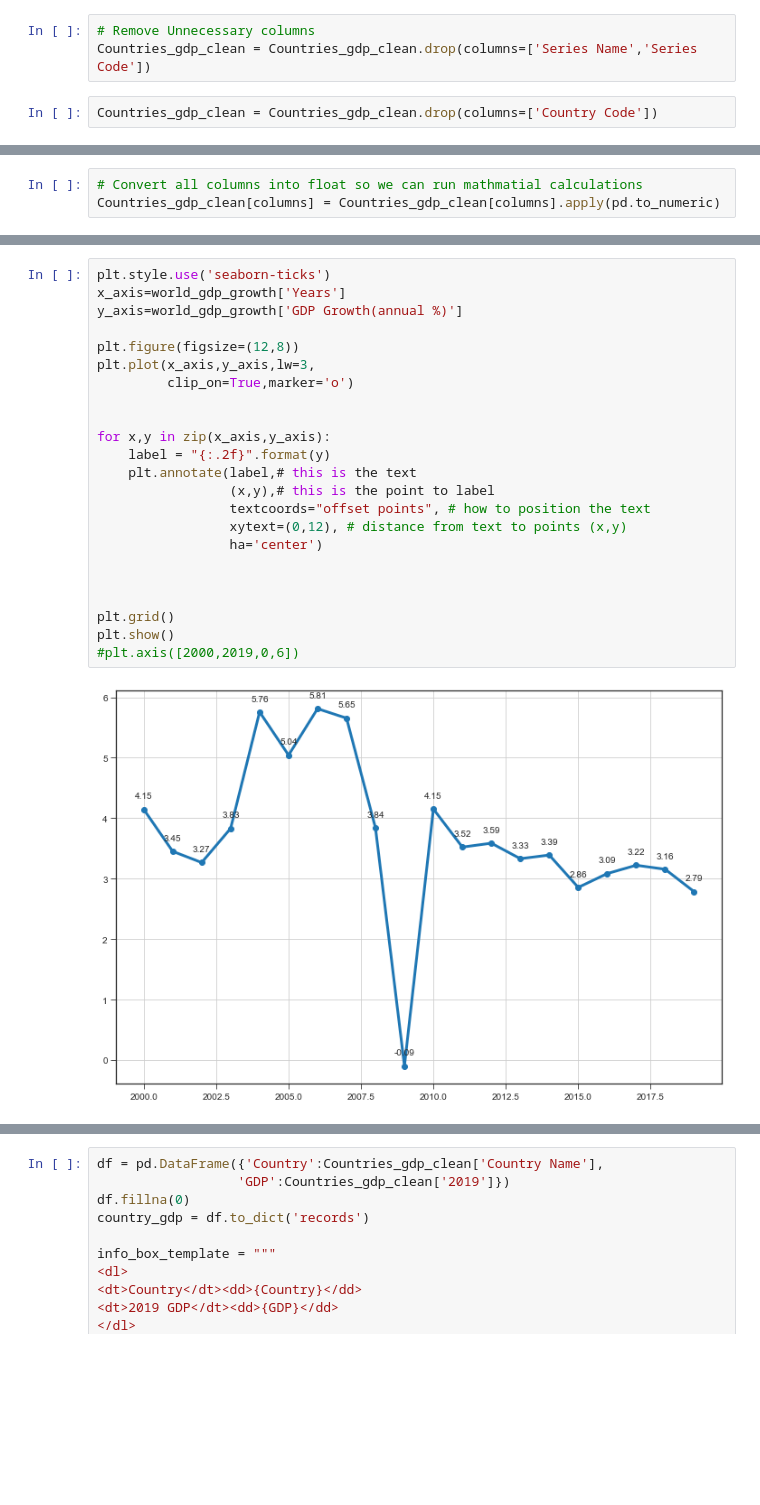
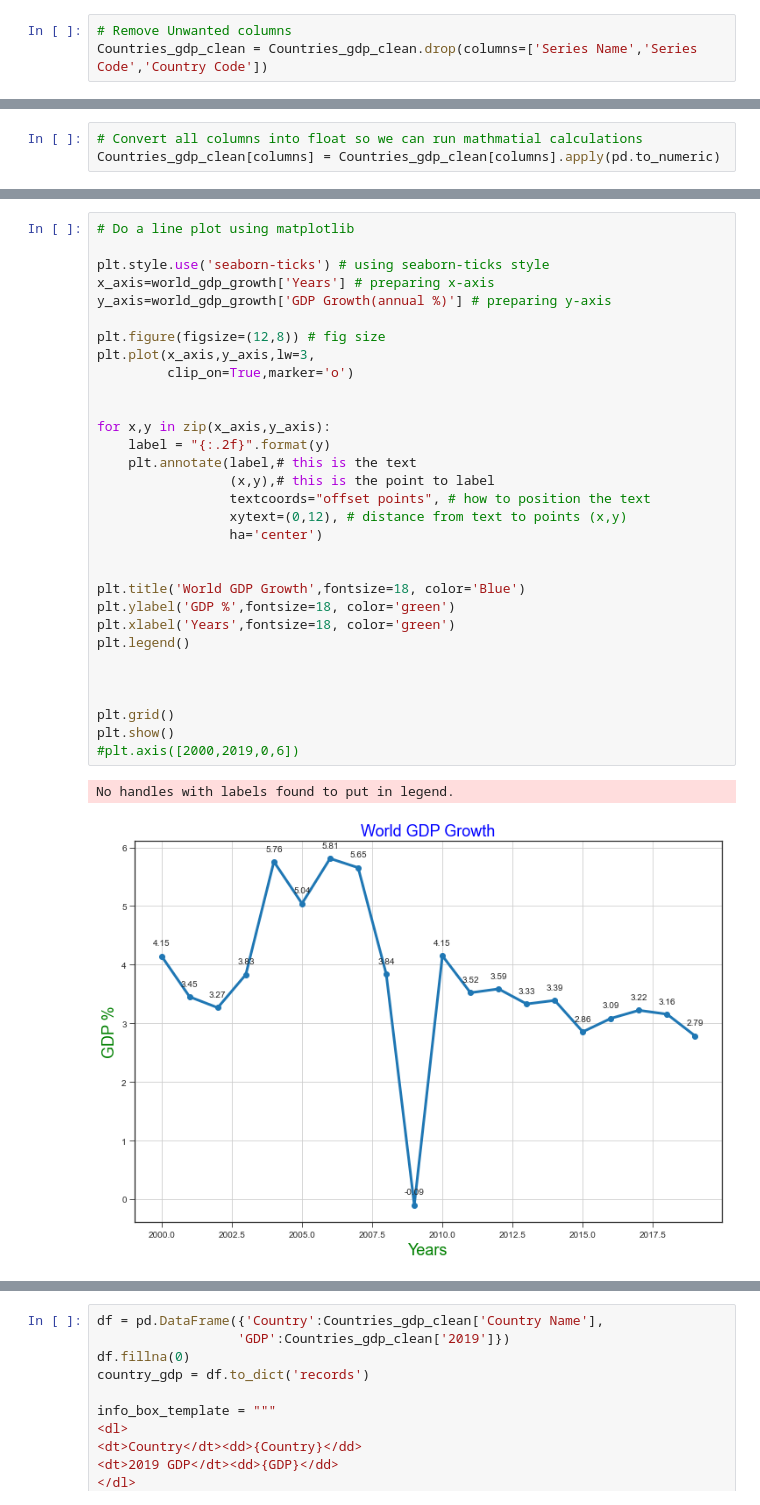
Before and after one commit to drainganggtb/WorldBank-GDP, a Jupyter notebook: WorldBankIndicators.ipynb, the cells around one changed output, grey strips where cells are left out. Drawn from its saved outputs; the diff is of its cells as text; blank space fills up the shorter version.

```diff
--- a/WorldBankIndicators.ipynb
+++ b/WorldBankIndicators.ipynb
@@ -47,10 +52,8 @@ Countries_gdp = Countries_gdp.rename(columns={'2000 [YR2000]':'2000',
 # Remove any rows with no vlaues
 Countries_gdp_clean=Countries_gdp.dropna(how='any')
 # %%
-# Remove Unnecessary columns
-Countries_gdp_clean = Countries_gdp_clean.drop(columns=['Series Name','Series Code'])
+# Remove Unwanted columns
+Countries_gdp_clean = Countries_gdp_clean.drop(columns=['Series Name','Series Code','Country Code'])
-# %%
-Countries_gdp_clean = Countries_gdp_clean.drop(columns=['Country Code'])
 # %%
 Countries_gdp_clean
 # %% [output]
@@ -155,27 +160,36 @@ world_gdp_growth
 | 18 | 2018 | 3.156803 |
 | 19 | 2019 | 2.786354 |
 # %%
-plt.style.use('seaborn-ticks')
-x_axis=world_gdp_growth['Years']
-y_axis=world_gdp_growth['GDP Growth(annual %)']
+# Do a line plot using matplotlib
 
-plt.figure(figsize=(12,8))
+plt.style.use('seaborn-ticks') # using seaborn-ticks style
+x_axis=world_gdp_growth['Years'] # preparing x-axis
+y_axis=world_gdp_growth['GDP Growth(annual %)'] # preparing y-axis
+
+plt.figure(figsize=(12,8)) # fig size
 plt.plot(x_axis,y_axis,lw=3,
          clip_on=True,marker='o')
 
 
 for x,y in zip(x_axis,y_axis):
     label = "{:.2f}".format(y)
     plt.annotate(label,# this is the text
                  (x,y),# this is the point to label
                  textcoords="offset points", # how to position the text
                  xytext=(0,12), # distance from text to points (x,y)
                  ha='center')
 
 
+plt.title('World GDP Growth',fontsize=18, color='Blue')
+plt.ylabel('GDP %',fontsize=18, color='green')
+plt.xlabel('Years',fontsize=18, color='green')
+plt.legend()
+
+
 
 plt.grid()
 plt.show()
 #plt.axis([2000,2019,0,6])
 # %% [output]
+No handles with labels found to put in legend.
-[figure, old version]
+[figure, new version]
```
Also changed, not shown: parts of 18 cells of this notebook, 2 other files.
